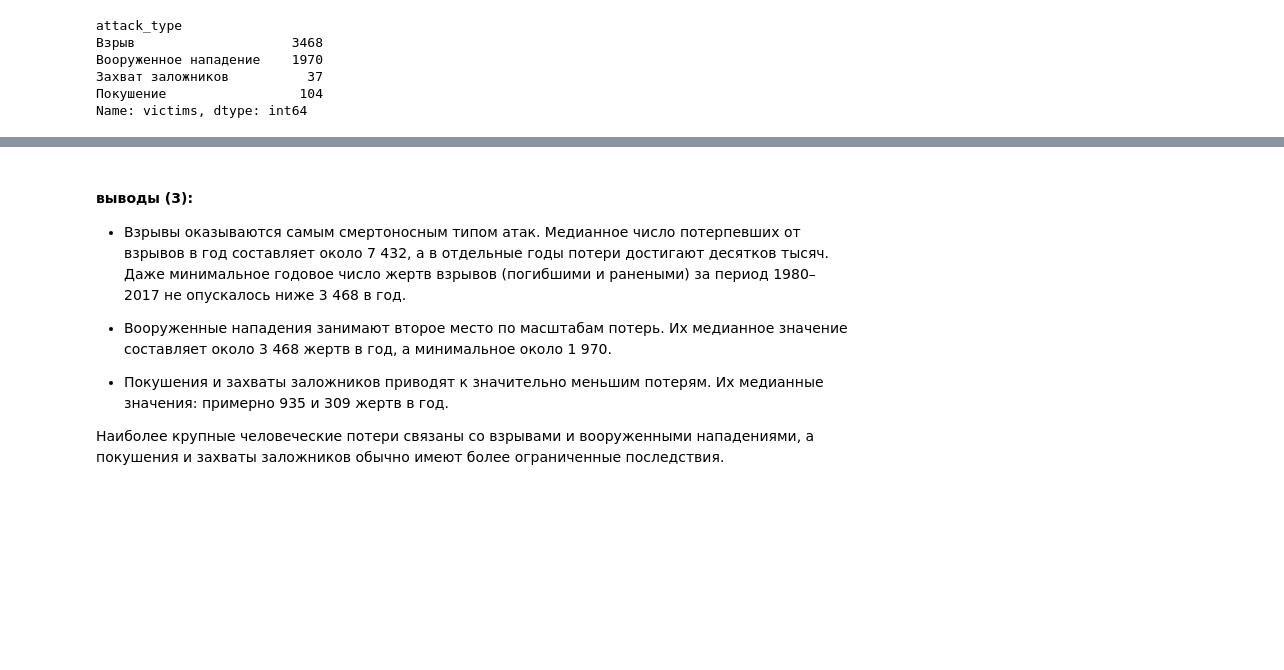
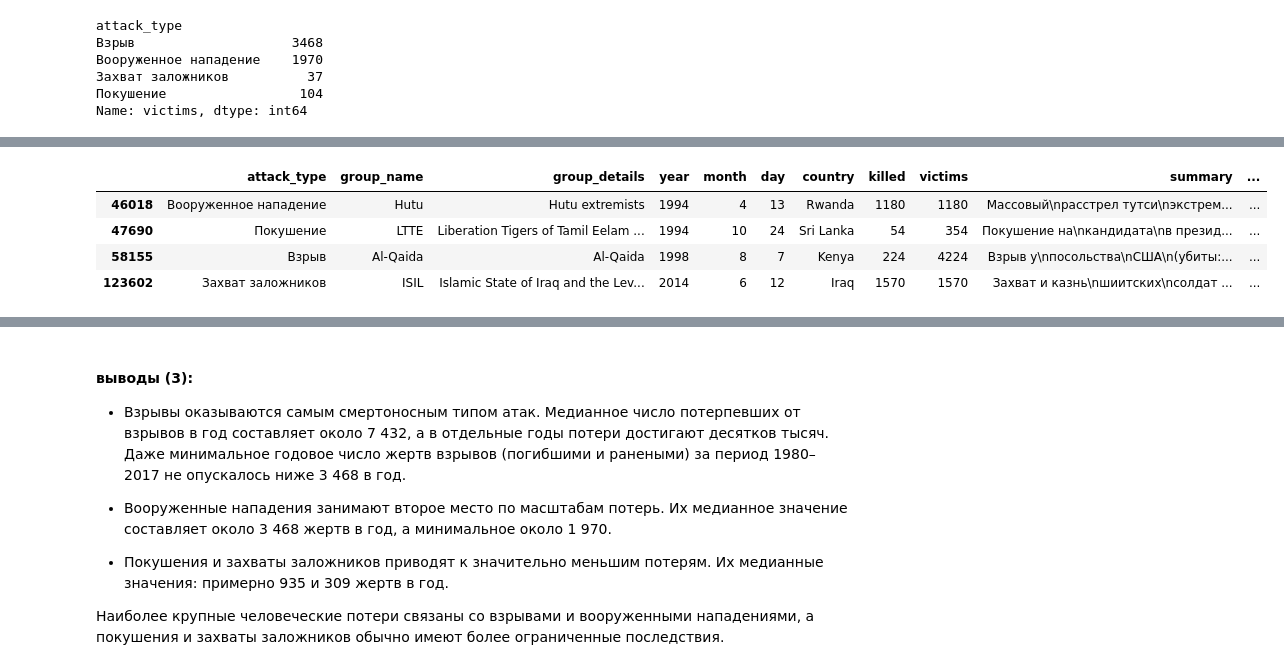
Before and after one commit to niki3080/EDA_Terrorism_ds, a Jupyter notebook: notebooks/02_EDA.ipynb, the cells around one changed output, grey strips where cells are left out. Drawn from its saved outputs; the diff is of its cells as text; code cells hidden in the pictures; blank space fills up the shorter version.

```diff
--- a/notebooks/02_EDA.ipynb
+++ b/notebooks/02_EDA.ipynb
@@ -326,17 +335,25 @@ events
 # %%
 # вооруженное нападение
 events.loc[46018, 'group_name'] = f'Hutu'
 events.loc[46018, 'summary'] = f'Массовый\nрасстрел тутси\nэкстремистами\nхуту'
 
 # взрыв
-events.loc[47690, 'summary'] = f'Покушение на\nкандидата\nв президенты\nна митинге\n(взрыв\nсуицидницы)'
+events.loc[47690, 'summary'] = f'Покушение на\nкандидата\nв президенты\nна митинге\n(убиты: 54\nранены: 300)'
 
 # захват заложников
 events.loc[123602, 'group_name'] = f'ISIL'
-events.loc[123602, 'summary'] = f'Захват и казнь\nшиитских\nсолдат\nCamp Speicher\n(все убиты)'
+events.loc[123602, 'summary'] = f'Захват и казнь\nшиитских\nсолдат в\nCamp Speicher\n(все убиты)'
 
 # Покушение
 events.loc[58155, 'summary'] = f'Взрыв у\nпосольства\nСША\n(убиты: 224\nранены: 4000)'
+
+events
+# %% [output]
+|  | attack_type | group_name | group_details | year | month | day | country | killed | victims | summary | ... |
+| 46018 | Вооруженное нападение | Hutu | Hutu extremists | 1994 | 4 | 13 | Rwanda | 1180 | 1180 | Массовый\nрасстрел тутси\nэкстрем... | ... |
+| 47690 | Покушение | LTTE | Liberation Tigers of Tamil Eelam ... | 1994 | 10 | 24 | Sri Lanka | 54 | 354 | Покушение на\nкандидата\nв презид... | ... |
+| 58155 | Взрыв | Al-Qaida | Al-Qaida | 1998 | 8 | 7 | Kenya | 224 | 4224 | Взрыв у\nпосольства\nСША\n(убиты:... | ... |
+| 123602 | Захват заложников | ISIL | Islamic State of Iraq and the Lev... | 2014 | 6 | 12 | Iraq | 1570 | 1570 | Захват и казнь\nшиитских\nсолдат ... | ... |
 # %%
 import matplotlib.colors as mcolors
 
```
Also changed, not shown: parts of 2 cells of this notebook, 2 other files.
